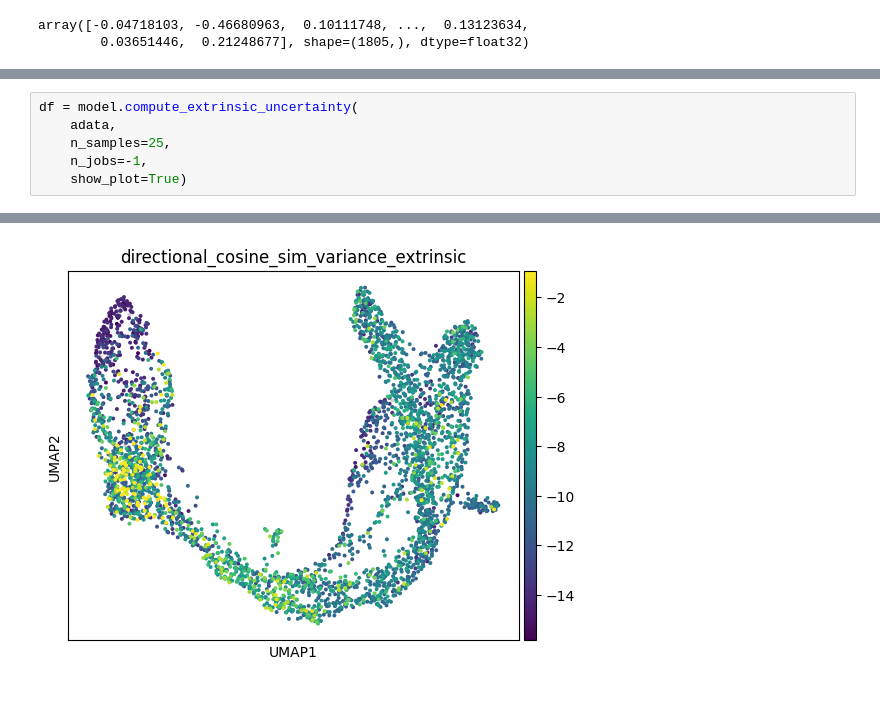
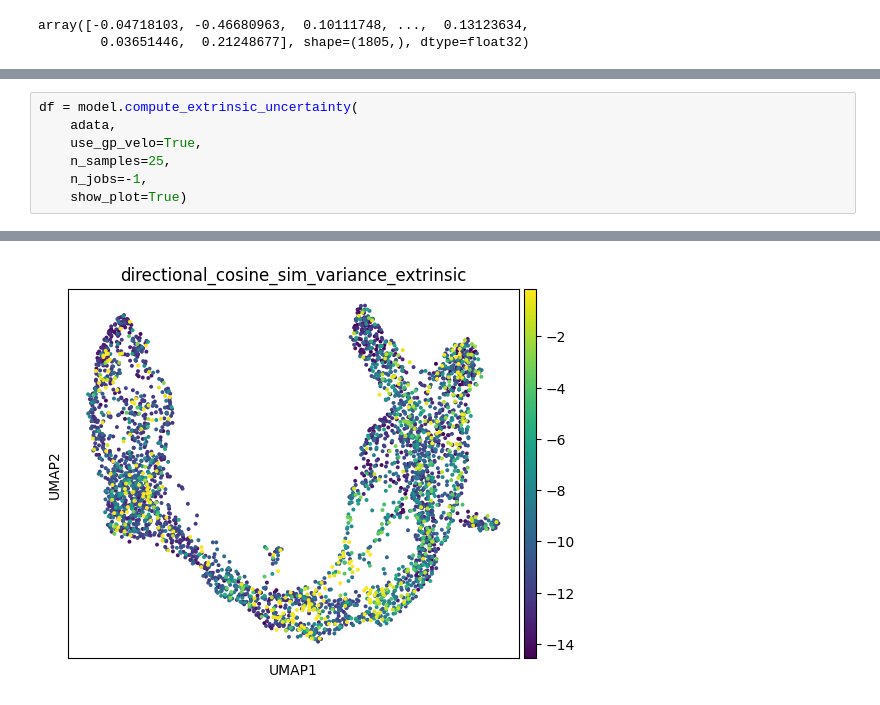
Before and after one commit to leonardogolinelli/lineageVI, a Jupyter notebook: notebooks/get_velocity_function.ipynb, the cells around one changed output, grey strips where cells are left out. Saved outputs shown, nothing was run; the diff lists cells and outputs as text.

```diff
--- a/notebooks/get_velocity_function.ipynb
+++ b/notebooks/get_velocity_function.ipynb
@@ -91,6 +146,7 @@ Plotting directional_cosine_sim_variance
 # %%
 df = model.compute_extrinsic_uncertainty(
     adata,
+    use_gp_velo=True,
     n_samples=25,
     n_jobs=-1,
     show_plot=True)
@@ -110 +166 @@ df = model.compute_extrinsic_uncertainty(
-[figure, old version]
+[figure, new version]
```
Also changed, not shown: parts of 11 cells of this notebook, 3 other files.
